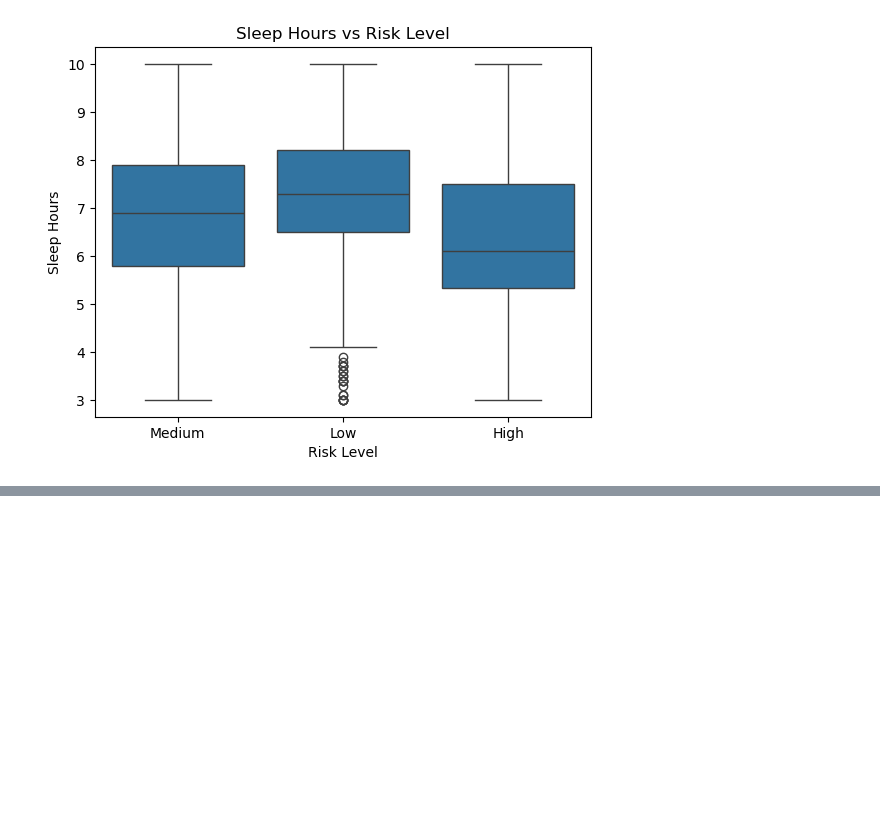
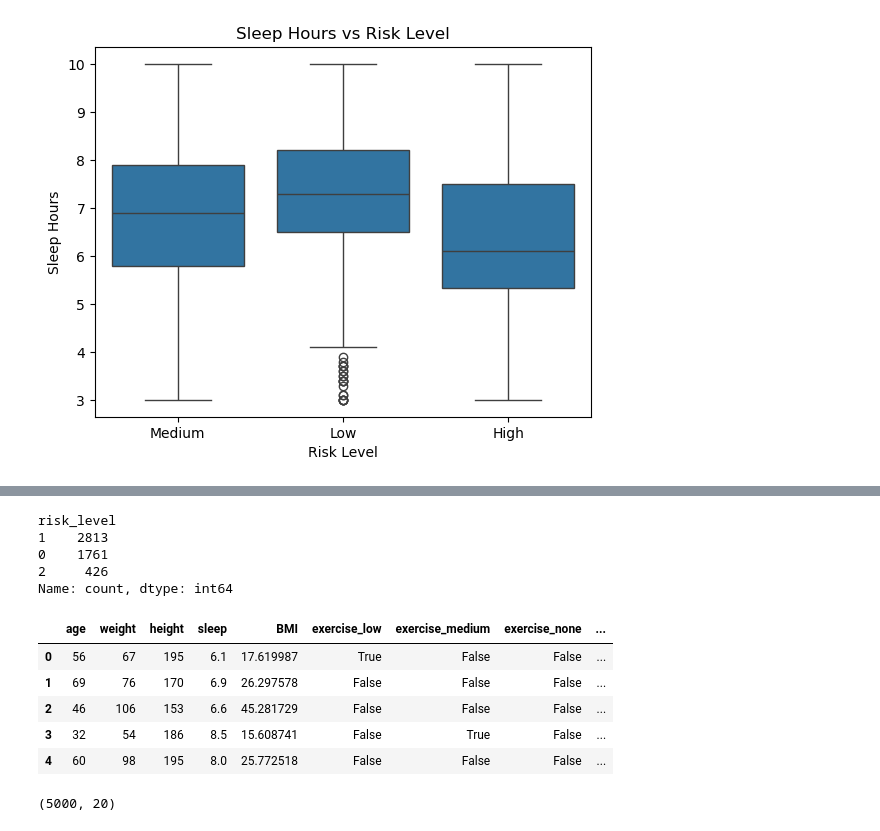
Before and after one commit to KanikTyagi111/2nd_year_mini_project, a Jupyter notebook: life_insurance_ml_model.ipynb, the cells around one changed output, grey strips where cells are left out. Cells and saved outputs as stored; diff of their text form; code cells hidden in the pictures; blank space fills up the shorter version.

```diff
--- a/life_insurance_ml_model.ipynb
+++ b/life_insurance_ml_model.ipynb
@@ -191,0 +265,29 @@ plt.show()
+# %%
+df1['risk_level'] = df1['risk_level'].map({
+    'Low': 0,
+    'Medium': 1,
+    'High': 2
+})
+# %%
+df1['risk_level'].value_counts()
+# %% [output]
+risk_level
+1    2813
+0    1761
+2     426
+Name: count, dtype: int64
+# %%
+X = df1.drop(columns=['risk_score', 'risk_level'])
+# %%
+X.head()
+# %% [output]
+|  | age | weight | height | sleep | BMI | exercise_low | exercise_medium | exercise_none | ... |
+| 0 | 56 | 67 | 195 | 6.1 | 17.619987 | True | False | False | ... |
+| 1 | 69 | 76 | 170 | 6.9 | 26.297578 | False | False | False | ... |
+| 2 | 46 | 106 | 153 | 6.6 | 45.281729 | False | False | False | ... |
+| 3 | 32 | 54 | 186 | 8.5 | 15.608741 | False | True | False | ... |
+| 4 | 60 | 98 | 195 | 8.0 | 25.772518 | False | False | False | ... |
+# %%
+X.shape
+# %% [output]
+(5000, 20)
```
Also changed, not shown: parts of 14 cells of this notebook.
